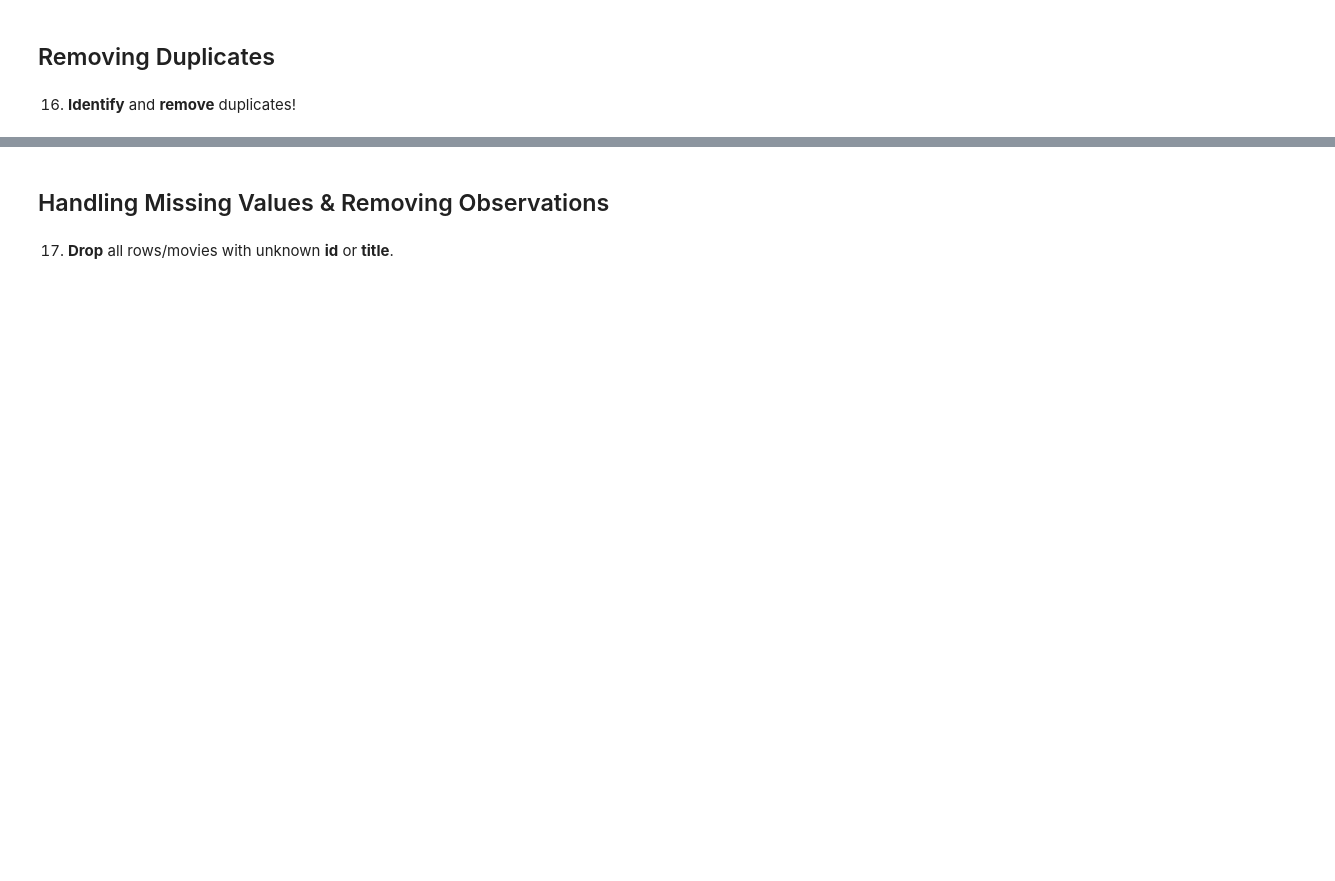
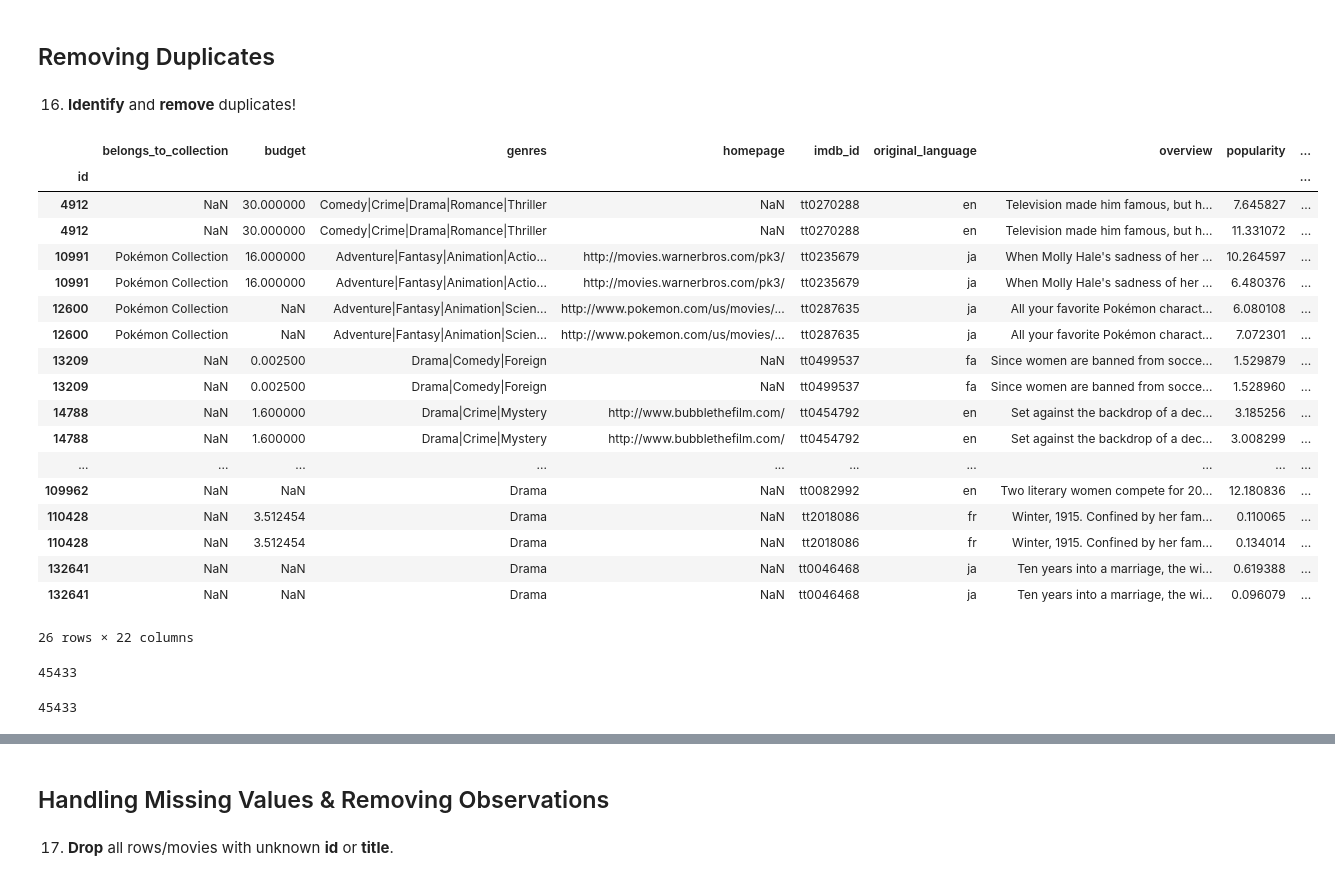
Before and after one commit to qviet1602/Python_project, a Jupyter notebook: Project_03_Materials/Project_03_ProjectBrief_blank_2ndpractice.ipynb, the cells around one changed output, grey strips where cells are left out. Saved outputs shown, nothing was run; the diff lists cells and outputs as text; code cells hidden in the pictures; blank space fills up the shorter version.

```diff
--- a/Project_03_Materials/Project_03_ProjectBrief_blank_2ndpractice.ipynb
+++ b/Project_03_Materials/Project_03_ProjectBrief_blank_2ndpractice.ipynb
@@ -190,6 +241,13 @@ For example: The value in the first row (Toy Story) should be 'Pixar Animation S
 # %% [markdown]
 11. __Analyze__ the columns __"budget"__ and __"revenue"__ and __"runtime"__. Analyze movies with a budget/revenue/runtime of 0. Do you think the value 0 is the most appropriate value? __Take reasonable measures__!
+# %%
+movies.budget.replace(0, np.nan, inplace = True)
+movies.runtime.replace(0, np.nan, inplace = True)
+movies.revenue.replace(0, np.nan, inplace = True)
 # %% [markdown]
 12. The columns "budget" and "revenue" shall show values in Million USD. __Convert and Overwrite__!
+# %%
+movies['budget'] = movies.budget.map(lambda x: x/1000000)
+movies['revenue'] = movies.revenue.map(lambda x: x/1000000)
 # %% [markdown]
 13. __Analyze__ movies with a __vote_count of 0__. What´s the __vote_average__ for those movies? Do you think this value is the most appropriate value? __Take reasonable measures__!
@@ -196,4 +258,9 @@ For example: The value in the first row (Toy Story) should be 'Pixar Animation S
+# %%
+movies.vote_count.replace(0, np.nan, inplace = True)
+movies.vote_average.replace(0, np.nan, inplace = True)
 # %% [markdown]
 ## Cleaning DateTime Columns
 # %% [markdown]
 14. __Convert__ the datatype in the column __"release_date"__ __to datetime__. Set invalid values as NaN.
+# %%
+movies.release_date = pd.to_datetime(movies.release_date, errors = 'coerce')
@@ -205,3 +282,25 @@ For example: The value in the first row (Toy Story) should be 'Pixar Animation S
 ## Removing Duplicates
 # %% [markdown]
 16. __Identify__ and __remove__ duplicates!
+# %%
+movies[movies.duplicated(subset = 'id',keep = False)].sort_index(ascending = True)
+# %% [output]
+|  | belongs_to_collection | budget | genres | homepage | imdb_id | original_language | overview | popularity | ... |
+| id |  |  |  |  |  |  |  |  | ... |
+| 4912 | NaN | 30.000000 | Comedy|Crime|Drama|Romance|Thriller | NaN | tt0270288 | en | Television made him famous, but h... | 7.645827 | ... |
+| 4912 | NaN | 30.000000 | Comedy|Crime|Drama|Romance|Thriller | NaN | tt0270288 | en | Television made him famous, but h... | 11.331072 | ... |
+| 10991 | Pokémon Collection | 16.000000 | Adventure|Fantasy|Animation|Actio... | http://movies.warnerbros.com/pk3/ | tt0235679 | ja | When Molly Hale's sadness of her ... | 10.264597 | ... |
+| 10991 | Pokémon Collection | 16.000000 | Adventure|Fantasy|Animation|Actio... | http://movies.warnerbros.com/pk3/ | tt0235679 | ja | When Molly Hale's sadness of her ... | 6.480376 | ... |
+| 12600 | Pokémon Collection | NaN | Adventure|Fantasy|Animation|Scien... | http://www.pokemon.com/us/movies/... | tt0287635 | ja | All your favorite Pokémon charact... | 6.080108 | ... |
+| 12600 | Pokémon Collection | NaN | Adventure|Fantasy|Animation|Scien... | http://www.pokemon.com/us/movies/... | tt0287635 | ja | All your favorite Pokémon charact... | 7.072301 | ... |
+| 13209 | NaN | 0.002500 | Drama|Comedy|Foreign | NaN | tt0499537 | fa | Since women are banned from socce... | 1.529879 | ... |
+| 13209 | NaN | 0.002500 | Drama|Comedy|Foreign | NaN | tt0499537 | fa | Since women are banned from socce... | 1.528960 | ... |
+| 14788 | NaN | 1.600000 | Drama|Crime|Mystery | http://www.bubblethefilm.com/ | tt0454792 | en | Set against the backdrop of a dec... | 3.185256 | ... |
+| 14788 | NaN | 1.600000 | Drama|Crime|Mystery | http://www.bubblethefilm.com/ | tt0454792 | en | Set against the backdrop of a dec... | 3.008299 | ... |
+| ... | ... | ... | ... | ... | ... | ... | ... | ... | ... |
+| 109962 | NaN | NaN | Drama | NaN | tt0082992 | en | Two literary women compete for 20... | 12.180836 | ... |
+| 110428 | NaN | 3.512454 | Drama | NaN | tt2018086 | fr | Winter, 1915. Confined by her fam... | 0.110065 | ... |
+| 110428 | NaN | 3.512454 | Drama | NaN | tt2018086 | fr | Winter, 1915. Confined by her fam... | 0.134014 | ... |
+| 132641 | NaN | NaN | Drama | NaN | tt0046468 | ja | Ten years into a marriage, the wi... | 0.619388 | ... |
+| 132641 | NaN | NaN | Drama | NaN | tt0046468 | ja | Ten years into a marriage, the wi... | 0.096079 | ... |
+26 rows × 22 columns
@@ -207,0 +309,6 @@ For example: The value in the first row (Toy Story) should be 'Pixar Animation S
+# %%
+print(len(pd.unique(movies.id)))
+len(movies.id)
+# %% [output]
+45433
+45433
```
Also changed, not shown: parts of 38 cells of this notebook, 1 other file.
